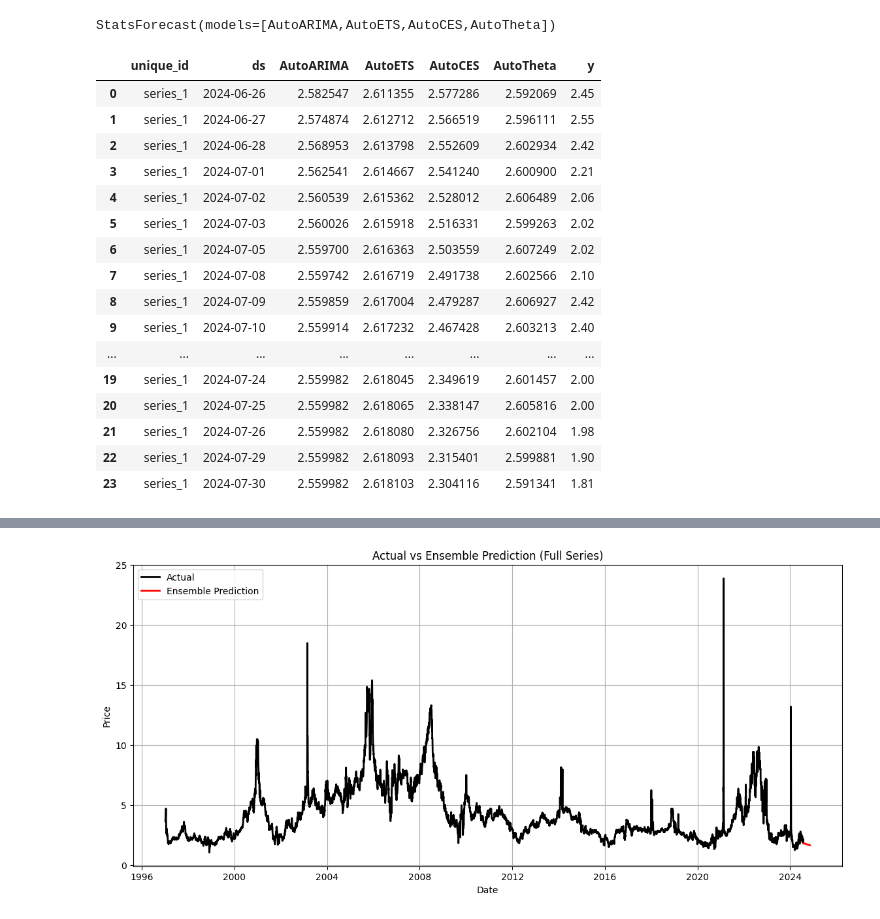
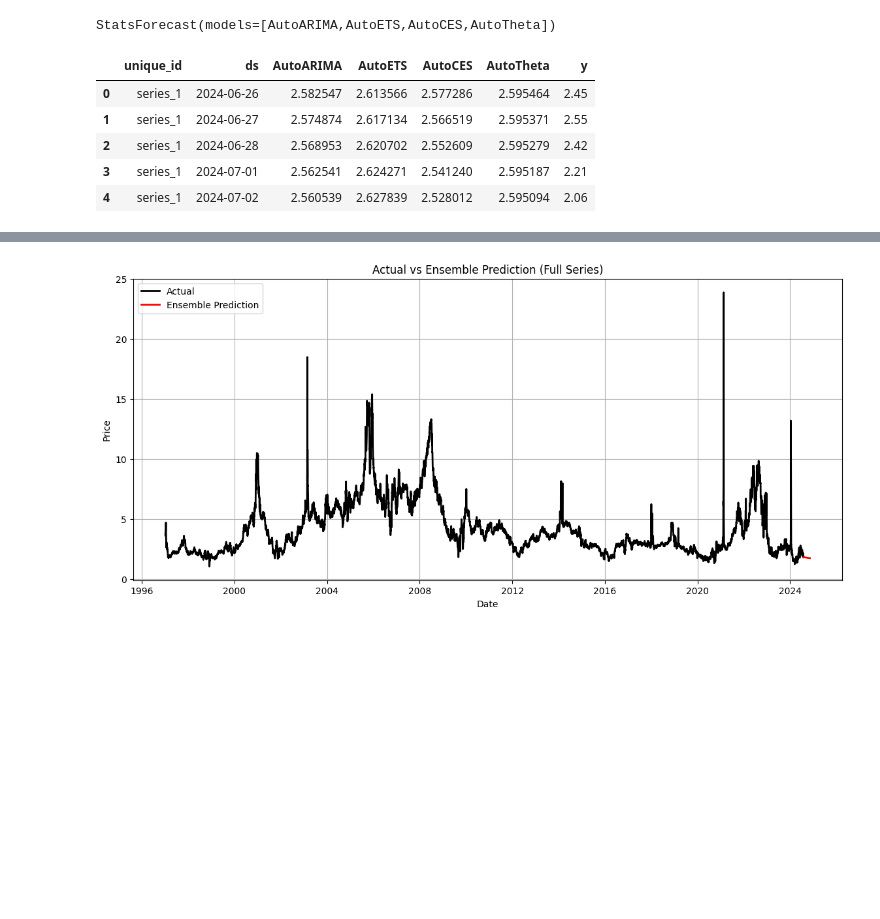
Before and after one commit to rifat01-rahman/Project-of-Python, a Jupyter notebook: States_model_ensembling.ipynb, the cells around one changed output, grey strips where cells are left out. Drawn from its saved outputs; the diff is of its cells as text; code cells hidden in the pictures; blank space fills up the shorter version.

```diff
--- a/States_model_ensembling.ipynb
+++ b/States_model_ensembling.ipynb
@@ -432,10 +396,10 @@ Train ends at: 2024-06-25 00:00:00
 Test starts at: 2024-06-26 00:00:00
 # %%
 models = [
-    AutoARIMA(season_length=12, alias='AutoARIMA'),
-    AutoETS(season_length=12, model='ZZZ', alias='AutoETS'),
-    AutoCES(season_length=12, alias='AutoCES'),
-    AutoTheta(season_length=12, alias='AutoTheta'),
+    AutoARIMA(season_length=1, alias='AutoARIMA'),   # ARIMA without seasonal component
+    AutoETS(season_length=1, model='ZZN', alias='AutoETS'),  # ETS with no seasonality
+    AutoCES(season_length=1, alias='AutoCES'),       # CES without seasonality
+    AutoTheta(season_length=1, alias='AutoTheta'),   # Theta without seasonality
 ]
 # %%
 # 6) Initialize forecaster
@@ -456,25 +417,14 @@ test_fcst = test_fcst.merge(
     on=['unique_id','ds'], how='left'
 )
 # %%
-test_fcst
+test_fcst.head()
 # %% [output]
 |  | unique_id | ds | AutoARIMA | AutoETS | AutoCES | AutoTheta | y |
-| 0 | series_1 | 2024-06-26 | 2.582547 | 2.611355 | 2.577286 | 2.592069 | 2.45 |
-| 1 | series_1 | 2024-06-27 | 2.574874 | 2.612712 | 2.566519 | 2.596111 | 2.55 |
-| 2 | series_1 | 2024-06-28 | 2.568953 | 2.613798 | 2.552609 | 2.602934 | 2.42 |
-| 3 | series_1 | 2024-07-01 | 2.562541 | 2.614667 | 2.541240 | 2.600900 | 2.21 |
-| 4 | series_1 | 2024-07-02 | 2.560539 | 2.615362 | 2.528012 | 2.606489 | 2.06 |
-| 5 | series_1 | 2024-07-03 | 2.560026 | 2.615918 | 2.516331 | 2.599263 | 2.02 |
-| 6 | series_1 | 2024-07-05 | 2.559700 | 2.616363 | 2.503559 | 2.607249 | 2.02 |
-| 7 | series_1 | 2024-07-08 | 2.559742 | 2.616719 | 2.491738 | 2.602566 | 2.10 |
-| 8 | series_1 | 2024-07-09 | 2.559859 | 2.617004 | 2.479287 | 2.606927 | 2.42 |
-| 9 | series_1 | 2024-07-10 | 2.559914 | 2.617232 | 2.467428 | 2.603213 | 2.40 |
-| ... | ... | ... | ... | ... | ... | ... | ... |
-| 19 | series_1 | 2024-07-24 | 2.559982 | 2.618045 | 2.349619 | 2.601457 | 2.00 |
-| 20 | series_1 | 2024-07-25 | 2.559982 | 2.618065 | 2.338147 | 2.605816 | 2.00 |
-| 21 | series_1 | 2024-07-26 | 2.559982 | 2.618080 | 2.326756 | 2.602104 | 1.98 |
-| 22 | series_1 | 2024-07-29 | 2.559982 | 2.618093 | 2.315401 | 2.599881 | 1.90 |
-| 23 | series_1 | 2024-07-30 | 2.559982 | 2.618103 | 2.304116 | 2.591341 | 1.81 |
+| 0 | series_1 | 2024-06-26 | 2.582547 | 2.613566 | 2.577286 | 2.595464 | 2.45 |
+| 1 | series_1 | 2024-06-27 | 2.574874 | 2.617134 | 2.566519 | 2.595371 | 2.55 |
+| 2 | series_1 | 2024-06-28 | 2.568953 | 2.620702 | 2.552609 | 2.595279 | 2.42 |
+| 3 | series_1 | 2024-07-01 | 2.562541 | 2.624271 | 2.541240 | 2.595187 | 2.21 |
+| 4 | series_1 | 2024-07-02 | 2.560539 | 2.627839 | 2.528012 | 2.595094 | 2.06 |
 # %%
 # 9) Manual Ensemble: average across all models
 model_cols = [m.alias for m in models]  # use aliases instead of class names
```
Also changed, not shown: parts of 18 cells of this notebook.
